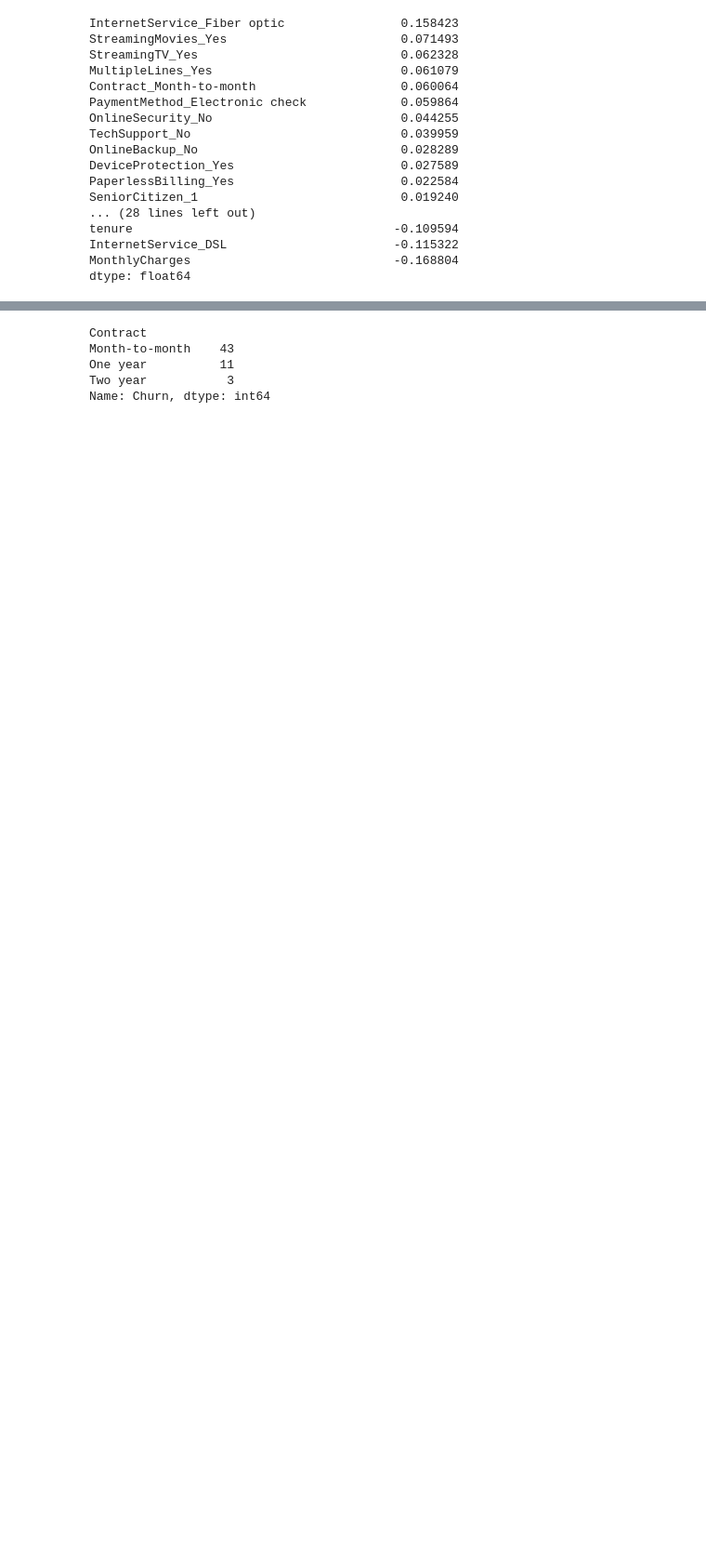
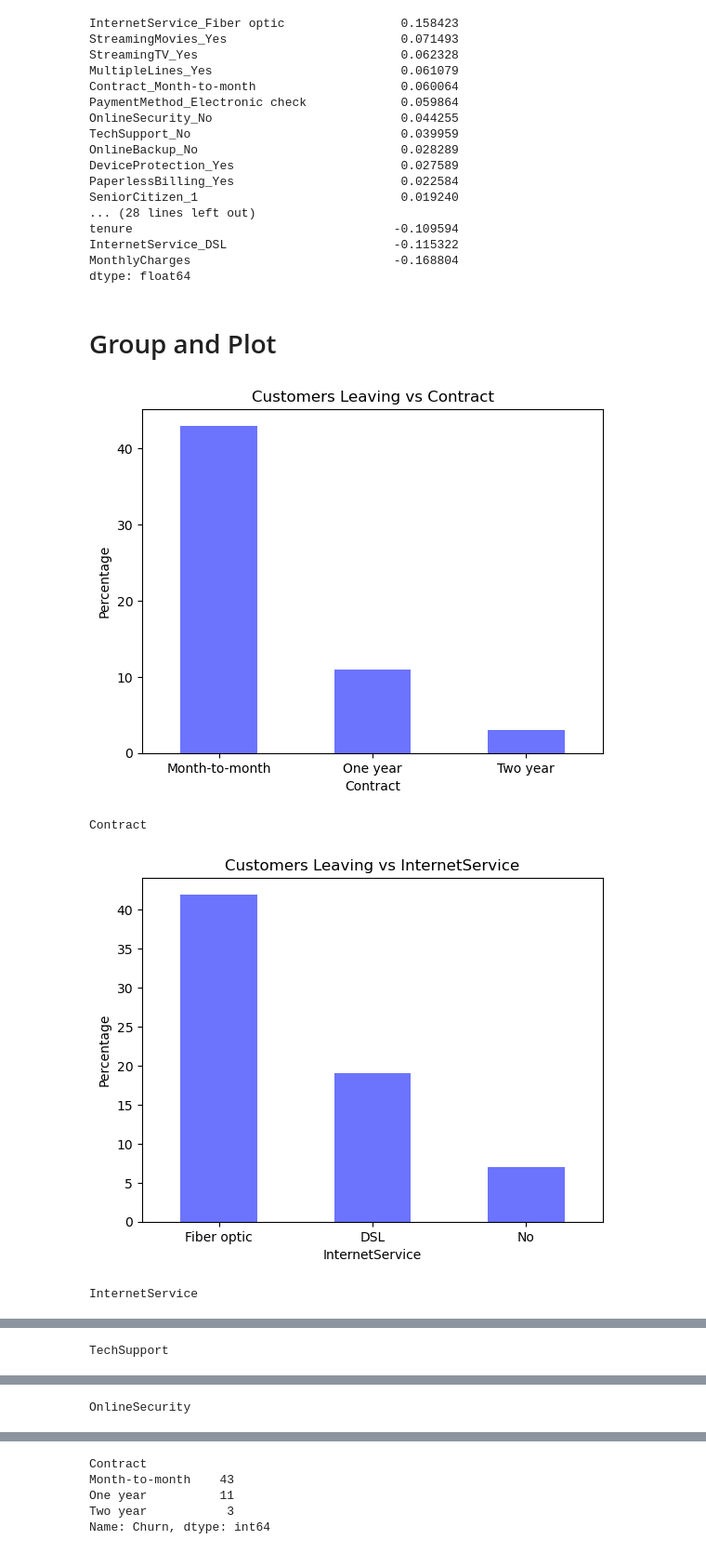
Before and after one commit to kurathemonster/classification_casestudy, a Jupyter notebook: classification.ipynb, the cells around one changed output, grey strips where cells are left out. Shown at 93% size. Saved outputs shown, nothing was run; the diff lists cells and outputs as text; code cells hidden in the pictures; blank space fills up the shorter version.

```diff
--- a/classification.ipynb
+++ b/classification.ipynb
@@ -273,3 +274,27 @@ tenure                                    -0.109594
 InternetService_DSL                       -0.115322
 MonthlyCharges                            -0.168804
 dtype: float64
+# %% [markdown]
+# Group and Plot
+# %%
+def group_and_plot(feature_lst):
+    for feat in feature_lst:
+        perc = (round(df.groupby(feat)["Churn"].mean().sort_values(ascending=False) * 100, 0)).astype(int)
+
+        # plt.figure(facecolor='#292d3e')
+        # plt.gca().set_facecolor('#292d3e')
+        perc.plot(kind='bar', rot=0, color="#6c73fd")
+        plt.ylabel('Percentage')
+        plt.xlabel(f'{feat}')
+        plt.title(f'Customers Leaving vs {feat}')
+        plt.show()
+        print(feat)
+# %%
+feat_lst = ['Contract', 'InternetService', 'TechSupport', 'OnlineSecurity']
+
+group_and_plot(feat_lst)
+# %% [output]
+[figure, added]
+Contract
+[figure, added]
+InternetService
@@ -275,0 +302 @@ dtype: float64
+TechSupport
@@ -275,0 +304 @@ dtype: float64
+OnlineSecurity
```
Also changed, not shown: parts of 9 cells of this notebook.
